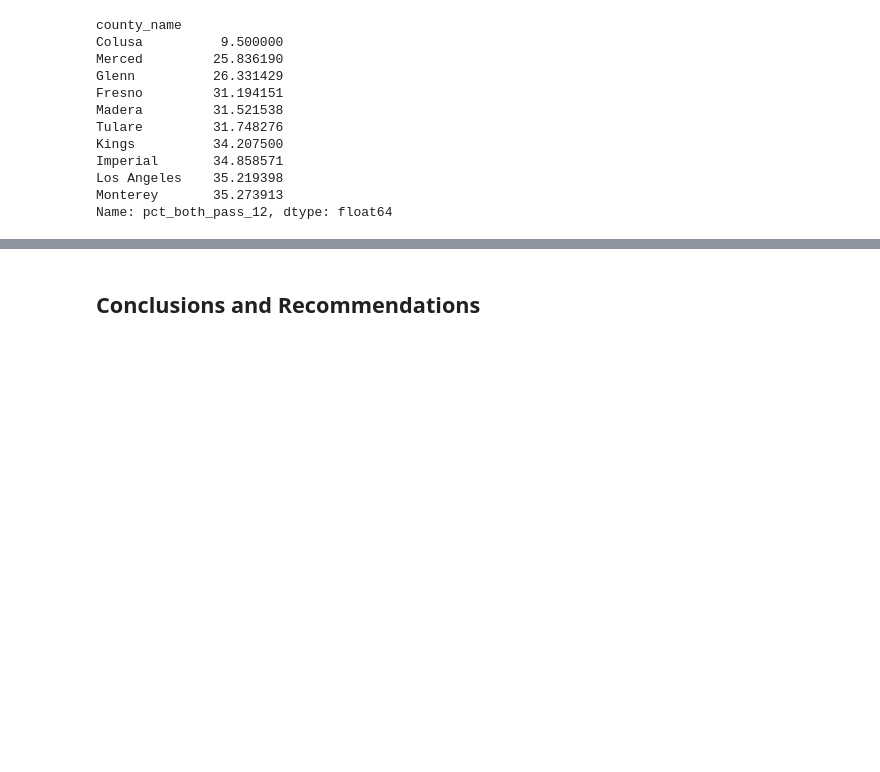
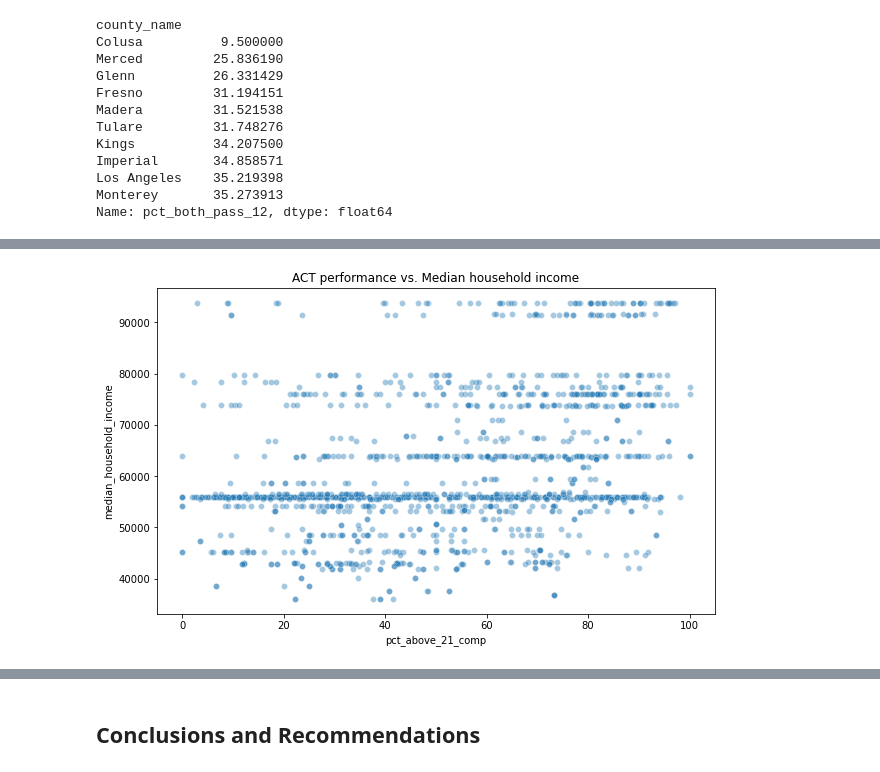
Before and after one commit to c24thomas/cali_act, a Jupyter notebook: code/project-1-take-2.ipynb, the cells around one changed output, grey strips where cells are left out. Saved outputs shown, nothing was run; the diff lists cells and outputs as text; code cells hidden in the pictures; blank space fills up the shorter version.

```diff
--- a/code/project-1-take-2.ipynb
+++ b/code/project-1-take-2.ipynb
@@ -703,0 +847,6 @@ Here are some prompts to get you started with visualizations. Feel free to add a
+# %%
+plt.figure(figsize=(10,6))
+sns.scatterplot(data = df, x='pct_above_21_comp', y='median_household_income', alpha=.4);
+plt.title('ACT performance vs. Median household income');
+# %% [output]
+[figure, added]
```
Also changed, not shown: parts of 33 cells of this notebook.
